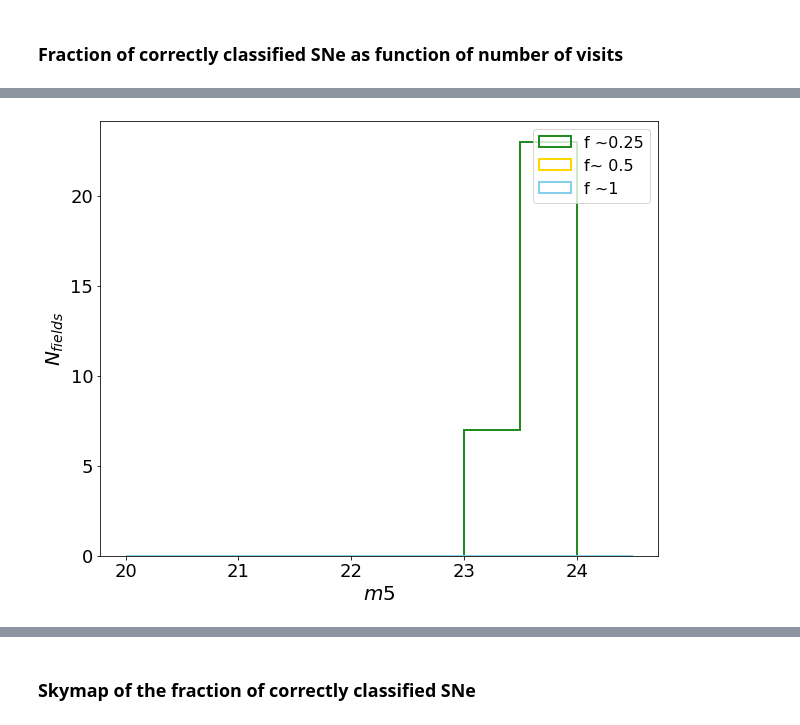
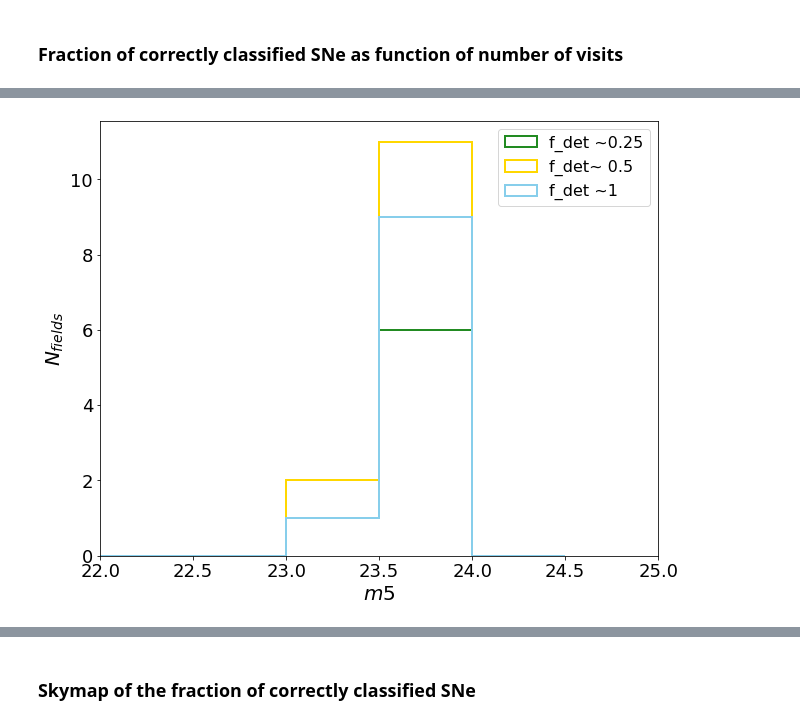
Before and after one commit to FabioRagosta/LSSTmetrics, a Jupyter notebook: SNRateMetric.ipynb, the cells around one changed output, grey strips where cells are left out. Drawn from its saved outputs; the diff is of its cells as text; code cells hidden in the pictures.

```diff
--- a/SNRateMetric.ipynb
+++ b/SNRateMetric.ipynb
@@ -962,14 +896,14 @@ for j, key in enumerate(fractions.keys()):
 
         for i in range(len(df17['Ia_test_2']['class'])):
 
-            if df17['Ia_test_2']['class'][i].iloc[l]['nlc'][0]!=0:
-                o.append(df17['Ia_test_2']['class'][i].iloc[l][key]/df17['Ia_test_2']['class'][i].iloc[l]['nlc'][0])
+            if np.size(np.isnan(df17['Ia_test_2']['class'][i]['noClass'].iloc[l]))>1:
+                o.append(df17['Ia_test_2']['class'][i]['noClass'].iloc[l][0]/np.sum(df17['Ia_test_2']['class'][i]['noClass'].iloc[l]))
             else:
                 o.append(0)
 
         c+=np.array(o)
 
-    fractions[key]=c/2
+    fractions[key]=c
 # %%
 
 detected = []
@@ -980,7 +914,7 @@ for i in range(len(df17['Ia_test_2']['class'])):
     for l,k in enumerate(df17['Ia_test_2']['class'][0].index):
         det+=df17['Ia_test_2']['class'][i].iloc[l]['nlc'][0]/np.sum(df17['Ia_test_2']['class'][i].iloc[l]['nlc'])
 
-    detected.append(det/2)
+    detected.append(det)
 # %%
 nvis=[]
 see=[]
@@ -994,28 +928,3 @@ for i in range(len(df17['Ia_test_2']['class'])):
     see.append(np.median(df17['get_Col']['seeingFwhmEff'][i]))
 for i in range(len(df17['Ia_test_2']['class'])):
     m5.append(np.median(df17['get_Col']['fiveSigmaDepth'][i]))
-# %%
-nvis_filt = {'g':[],'r':[],'i':[]}
-pairs={'id':[],'pairs':[]}
-for i in range(len(df17['Ia_test_2']['class'])):
-    idx_g=np.where(df17['get_Col']['filter'][i]=='g')
-    idx_r=np.where(df17['get_Col']['filter'][i]=='r')
-    idx_i=np.where(df17['get_Col']['filter'][i]=='i')
-    nvis_filt['g'].append(np.size(df17['get_Col']['observationStartMJD'][i][idx_g]))
-    nvis_filt['r'].append(np.size(df17['get_Col']['observationStartMJD'][i][idx_r]))
-    nvis_filt['i'].append(np.size(df17['get_Col']['observationStartMJD'][i][idx_i]))
-    epoch_g = df17['get_Col']['observationStartMJD'][i][idx_g]
-    epoch_r = df17['get_Col']['observationStartMJD'][i][idx_r]
-    epoch_i = df17['get_Col']['observationStartMJD'][i][idx_i]
-    gr=[]
-    ri=[]
-    for g in epoch_g:
-        gr.append(np.absolute(g-epoch_r))
-    if gr: gr=np.concatenate(gr)
-    ri=[]
-    for r in epoch_r:
-        ri.append(np.absolute(r-epoch_i))
-    if ri:ri=np.concatenate(ri)
-    epoch_pairs=np.concatenate([gr,ri])
-    pairs['id'].append(np.ones(len(epoch_pairs),dtype=int)*int(i))
-    pairs['pairs'].append(epoch_pairs)
@@ -1033,8 +941,8 @@ for j, key in enumerate(fractions.keys()):
     for l,k in enumerate(df17['Ia_test_2']['class'][0].index):
         o=[]
         for i in range(len(df17['Ia_test_2']['class'])):
-            if df17['Ia_test_2']['class'][i].iloc[l]['nlc'][0]!=0:
-                o.append(df17['Ia_test_2']['class'][i].iloc[l][key]/df17['Ia_test_2']['class'][i].iloc[l]['nlc'][0])
+            if np.size(np.isnan(df17['Ia_test_2']['class'][i]['noClass'].iloc[l]))>1:
+                o.append(df17['Ia_test_2']['class'][i]['noClass'].iloc[l][0]/np.sum(df17['Ia_test_2']['class'][i]['noClass'].iloc[l]))
             else:
                 o.append(0)
 
@@ -1125,22 +1033,23 @@ plt.show()
 # %%
 plt.figure(figsize=(10,8))
 color = ['forestgreen', 'gold', 'skyblue', 'orange']
 val=[]
 nn=np.where(nvis>80)
 f_nn10,f_nn40,f_nn100= np.where(fractions['Ia'][nn]<0.25), np.where((fractions['Ia'][nn]>0.25) & (fractions['Ia'][nn]<0.50)),np.where((fractions['Ia'][nn]>0.50))
-fv_nn=[f_nn10,f_nn40,f_nn100]
-for i, (n,name) in enumerate(zip(fv_nn,['f ~0.25','f~ 0.5', 'f ~1'])):
+dv_nn=[f_nn10,f_nn40,f_nn100]
+for i, (n,name) in enumerate(zip(dv_nn,['f_det ~0.25','f_det~ 0.5',  'f_det ~1'])):
     c= color[i]
     #for z, lt in zip([0.1],['solid']):
     v,b,p=plt.hist(m5[nn][n],np.linspace(20,24.5,10), histtype='step',color=c, align='mid', lw=2,label=name)
     val.append(v)
+plt.xlim([22,25])
 plt.xlabel(r"$m5$",fontsize= 20)
 plt.ylabel(r"$N_{fields}$",fontsize= 20)
 plt.legend(fontsize=16)
 plt.tick_params('both', labelsize=18)
 plt.show()
 # %% [output]
-[figure, old version]
+[figure, new version]
 # %%
 fig=plt.figure(figsize=(10,20))
 for i, key in enumerate(['Ia']):
```
Also changed, not shown: parts of 29 cells of this notebook.
